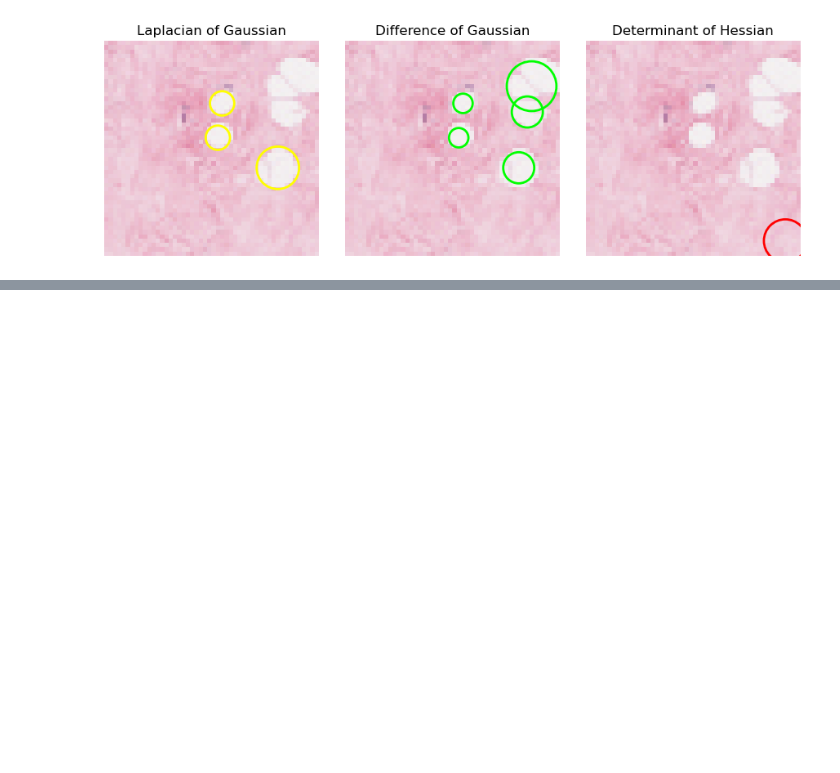
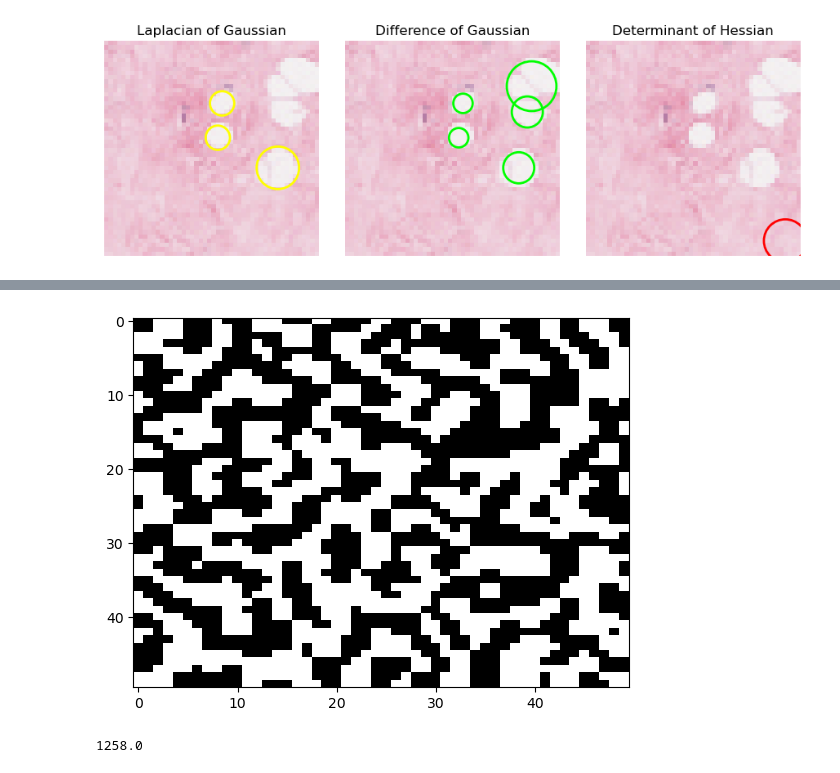
Before and after one commit to fredrikSveen/MALIS_project, a Jupyter notebook: DF_creation.ipynb, the cells around one changed output, grey strips where cells are left out. Saved outputs shown, nothing was run; the diff lists cells and outputs as text; code cells hidden in the pictures; blank space fills up the shorter version.

```diff
--- a/DF_creation.ipynb
+++ b/DF_creation.ipynb
@@ -178,3 +234,18 @@ plt.show()
+# %%
+image = cv2.imread(data.loc[173,'path'], 0)
+cmap = plt.cm.gray
+
+kwargs = {'sigmas': [1], 'mode': 'reflect'}
+
+result = hessian(image, **kwargs)
+plt.imshow(result, cmap=cmap, aspect='auto')
+plt.show()
+
+gray = np.round(sum(sum(result[:,:])))
+print(gray)
+# %% [output]
+[figure, added]
+1258.0
 # %%
 #Export dataframe to JSON file
 parameters_df.to_json(r'parameters_df.json', orient='index')
```
Also changed, not shown: parts of 7 cells of this notebook, 2 other files.
